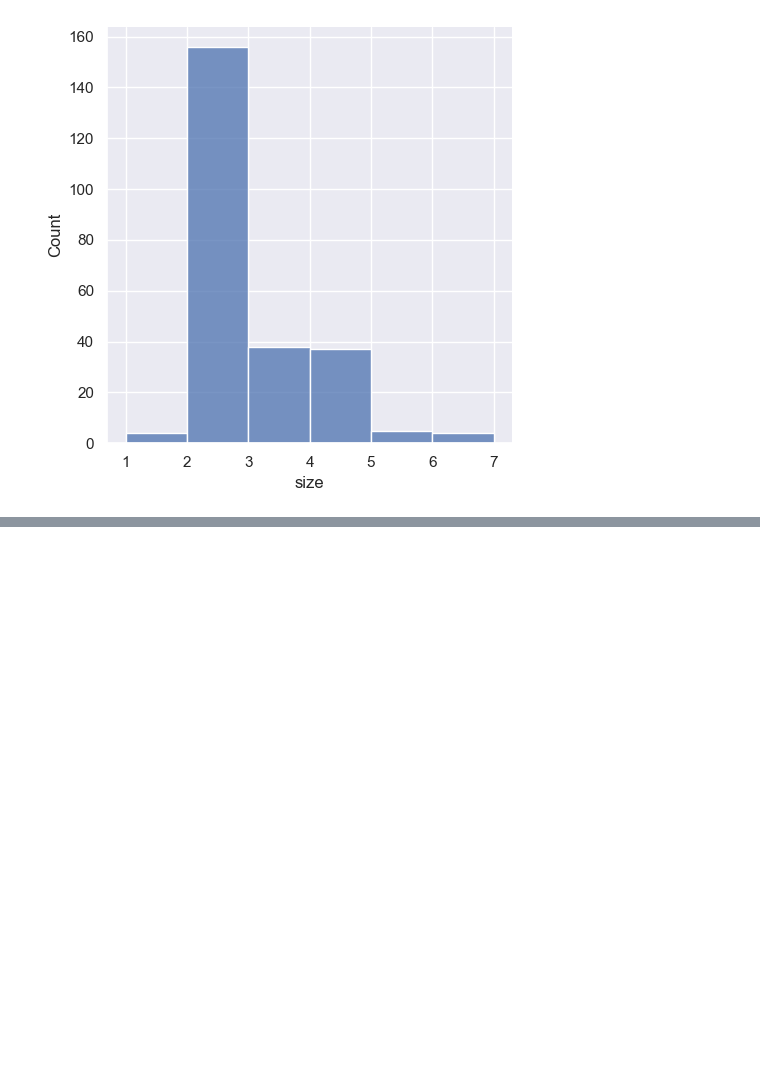
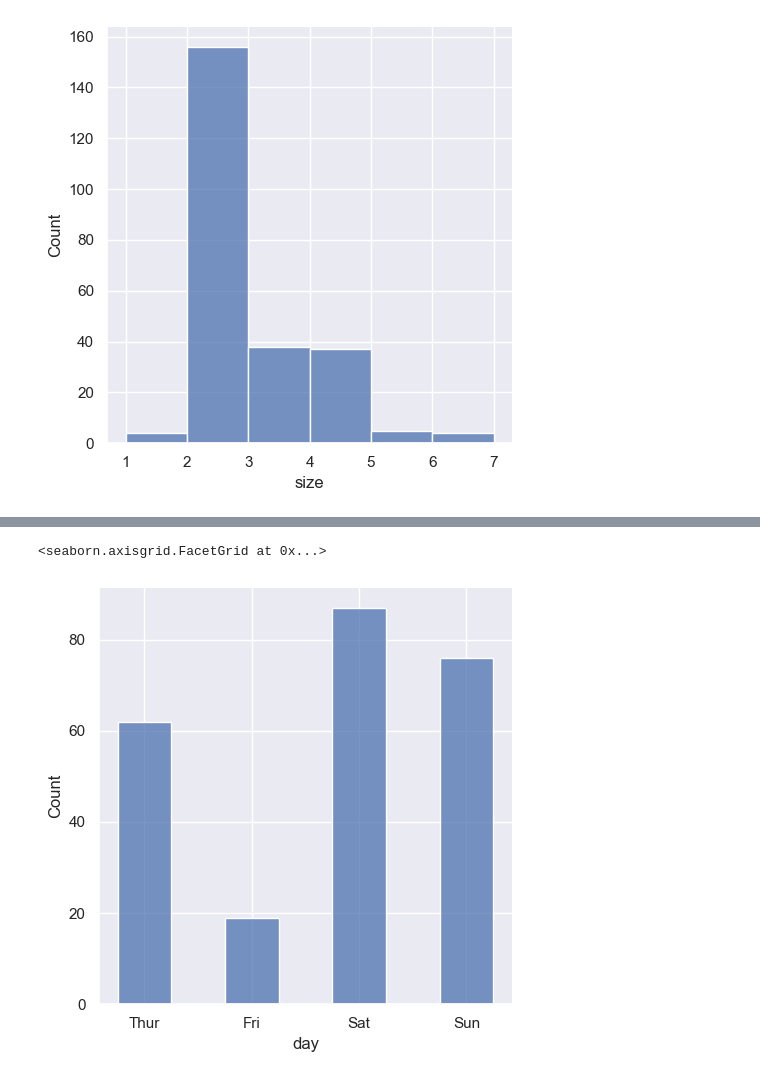
Before and after one commit to MuhammadTausif/PyComplete, a Jupyter notebook: seaborn/tutorial/distributions.ipynb, the cells around one changed output, grey strips where cells are left out. Cells and saved outputs as stored; diff of their text form; code cells hidden in the pictures; blank space fills up the shorter version.

```diff
--- a/seaborn/tutorial/distributions.ipynb
+++ b/seaborn/tutorial/distributions.ipynb
@@ -64,0 +101,5 @@ sns.displot(tips, x="size", bins=[1, 2, 3, 4, 5, 6, 7])
+# %%
+sns.displot(tips, x="day", shrink=.5)
+# %% [output]
+<seaborn.axisgrid.FacetGrid at 0x...>
+[figure, added]
```
Also changed, not shown: parts of 8 cells of this notebook.
